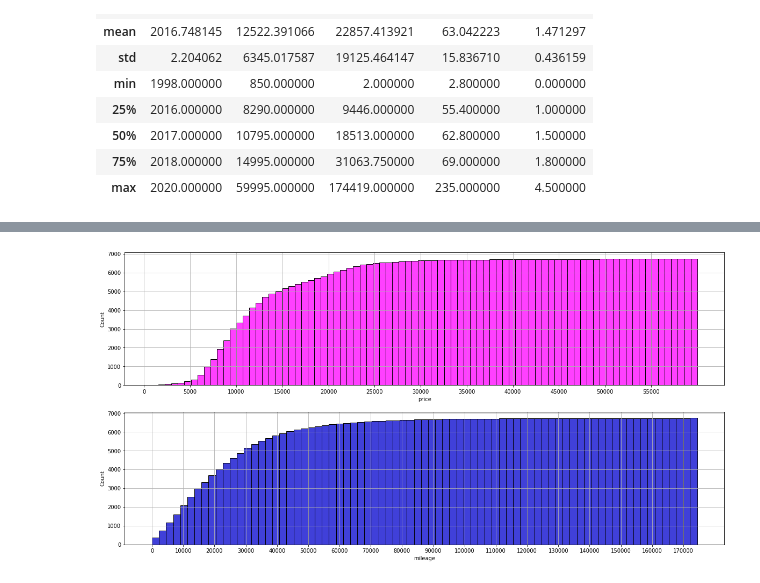
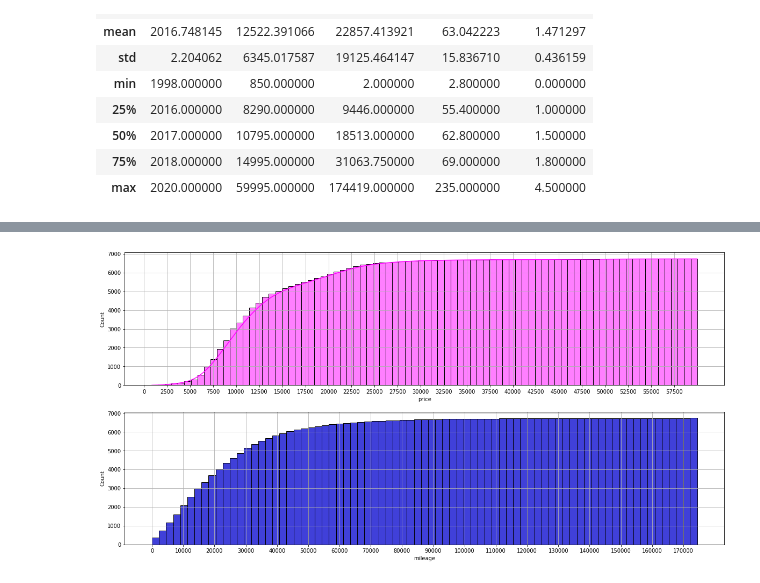
Before and after one commit to SamaSamrin/Toyota-Cars-EDA, a Jupyter notebook: TOYOTA_car_analysis.ipynb, the cells around one changed output, grey strips where cells are left out. Drawn from its saved outputs; the diff is of its cells as text; code cells hidden in the pictures.

Commit message:
Modified Histogram and added observations below the plots

```diff
--- a/TOYOTA_car_analysis.ipynb
+++ b/TOYOTA_car_analysis.ipynb
@@ -186,19 +197,19 @@ plt.show()
 # %%
 plt.figure(figsize=(20,10))
 
 #sns.set_style("whitegrid")
 plt.subplot(2,1,1)
-sns.histplot(x="price", data=df, cumulative=True, color="magenta")
-plt.xticks(np.arange(0, 60000, 5000))
+sns.histplot(x="price", data=df, cumulative=True, color="magenta", kde=True)
+plt.xticks(np.arange(0, 60000, 2500))
 plt.grid()
 
 #sns.set_theme()
 #sns.set_style("dark")
 plt.subplot(2,1,2)
 sns.histplot(x="mileage", data=df, cumulative=True, color="mediumblue")
 plt.xticks(np.arange(0, 175000, 10000))
 plt.grid()
 
 plt.show()
 # %% [output]
-[figure, old version]
+[figure, new version]
```
Also changed, not shown: parts of 4 cells of this notebook.
